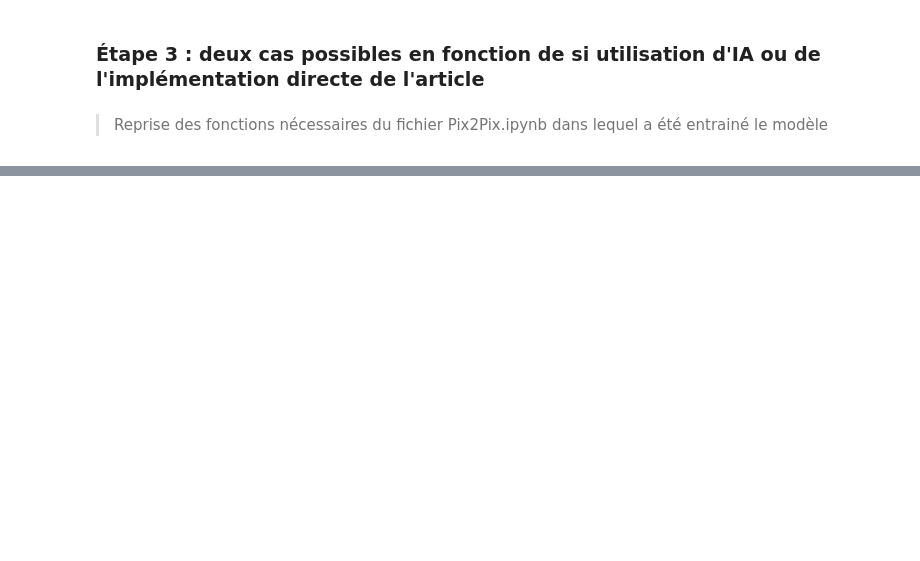
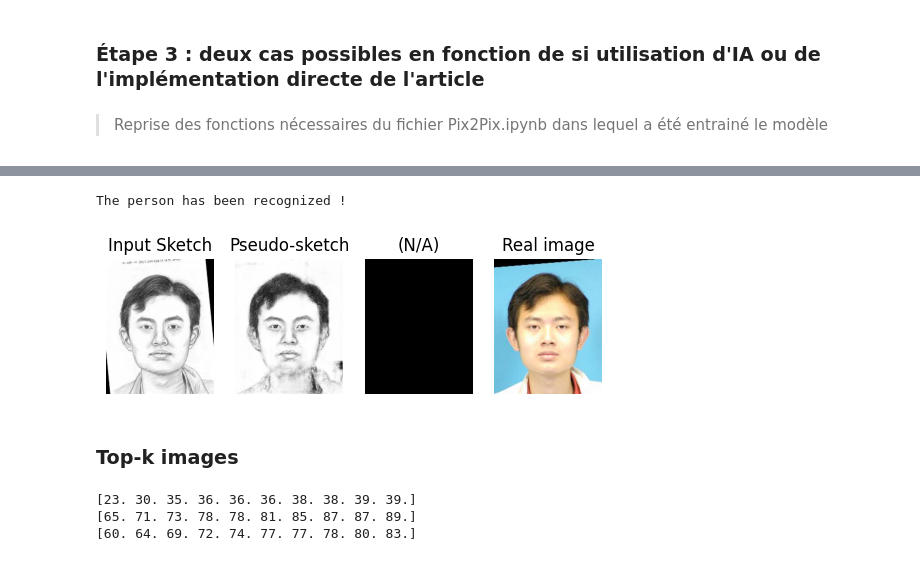
Before and after one commit to Clemflannagahn/INF8801A-Projet, a Jupyter notebook: implementation.ipynb, the cells around one changed output, grey strips where cells are left out. Cells and saved outputs as stored; diff of their text form; code cells hidden in the pictures; blank space fills up the shorter version.

Commit message:
Implementation cross validation and top k

```diff
--- a/implementation.ipynb
+++ b/implementation.ipynb
@@ -457,0 +503,37 @@ plt.show()
+# %%
+def plot_sk_recognition(in_sketch, in_photo, SrAll, PrAll, argmins: np.ndarray):
+    size = (250, 200)
+    _, ax = plt.subplots(1,4)
+    minIndex = argmins[0]
+    ax[0].imshow(in_sketch.reshape(size), cmap='gray')
+    ax[0].set_title('Input Sketch')
+    ax[0].axis('off')
+    ax[1].imshow(SrAll[:,minIndex].reshape(size),cmap='gray')
+    ax[1].set_title('Pseudo-sketch')
+    ax[1].axis('off')
+    if ARTICLE_IMPLEMENTATION:
+        ax[2].imshow(PrAll[:,minIndex].reshape(size),cmap='gray')
+        ax[2].set_title('Pseudo-photo')
+        ax[2].axis('off')
+    else:
+        ax[2].imshow(PrAll[:,minIndex].reshape(size),cmap='gray')
+        ax[2].set_title('(N/A)')
+        ax[2].axis('off')
+    ax[3].imshow(in_photo,cmap='gray')
+    ax[3].set_title('Real image')
+    ax[3].axis('off')
+    if minIndex == 0:
+        print("The person has been recognized !")
+    elif 0 in argmins:
+        k = np.where(argmins == 0)[0][0]
+        print(f"The person has not been recognized but is in the top 10 at position {k}")
+    else:
+        print("The person has not been recognized")
+    plt.show()
+
+plot_sk_recognition(inputSketch, imageResult, SrAll, PrAll, min_d2)
+# %% [output]
+The person has been recognized !
+[figure, added]
+# %% [markdown]
+### Top-k images
@@ -457,0 +658,17 @@ plt.show()
+# %%
+d1 = np.zeros((result.size,10), dtype=bool)
+d2 = np.zeros_like(d1)
+d3 = np.zeros_like(d1)
+for i in range(result.size):
+    for j in range(10):
+        d1[i,j] = i in result.d1[i,:j+1]
+        d2[i,j] = i in result.d2[i,:j+1]
+        d3[i,j] = i in result.d3[i,:j+1]
+
+print(np.round(np.sum(d1, axis=0)/result.size * 100))
+print(np.round(np.sum(d2, axis=0)/result.size * 100))
+print(np.round(np.sum(d3, axis=0)/result.size * 100))
+# %% [output]
+[23. 30. 35. 36. 36. 36. 38. 38. 39. 39.]
+[65. 71. 73. 78. 78. 81. 85. 87. 87. 89.]
+[60. 64. 69. 72. 74. 77. 77. 78. 80. 83.]
```
Also changed, not shown: parts of 17 cells of this notebook, 2 other files.
